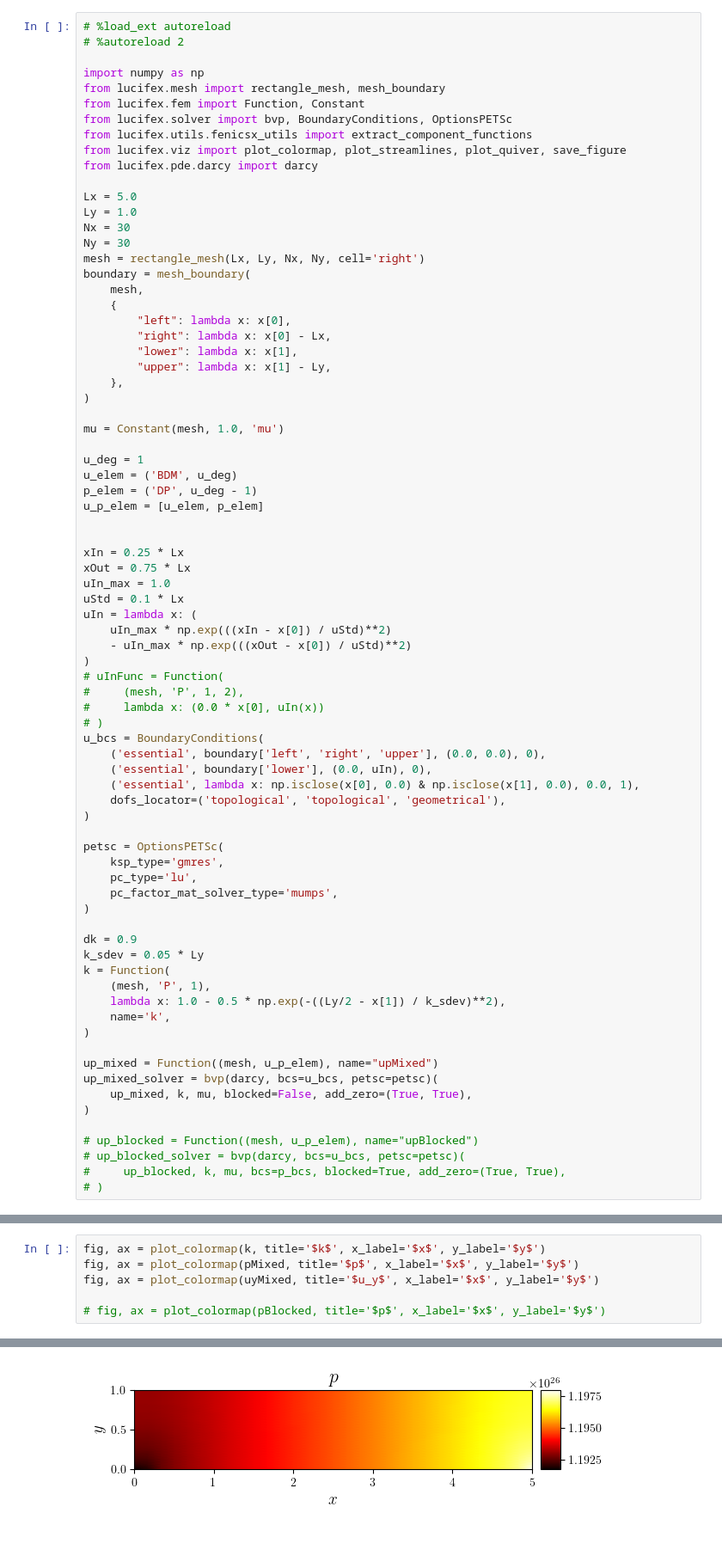
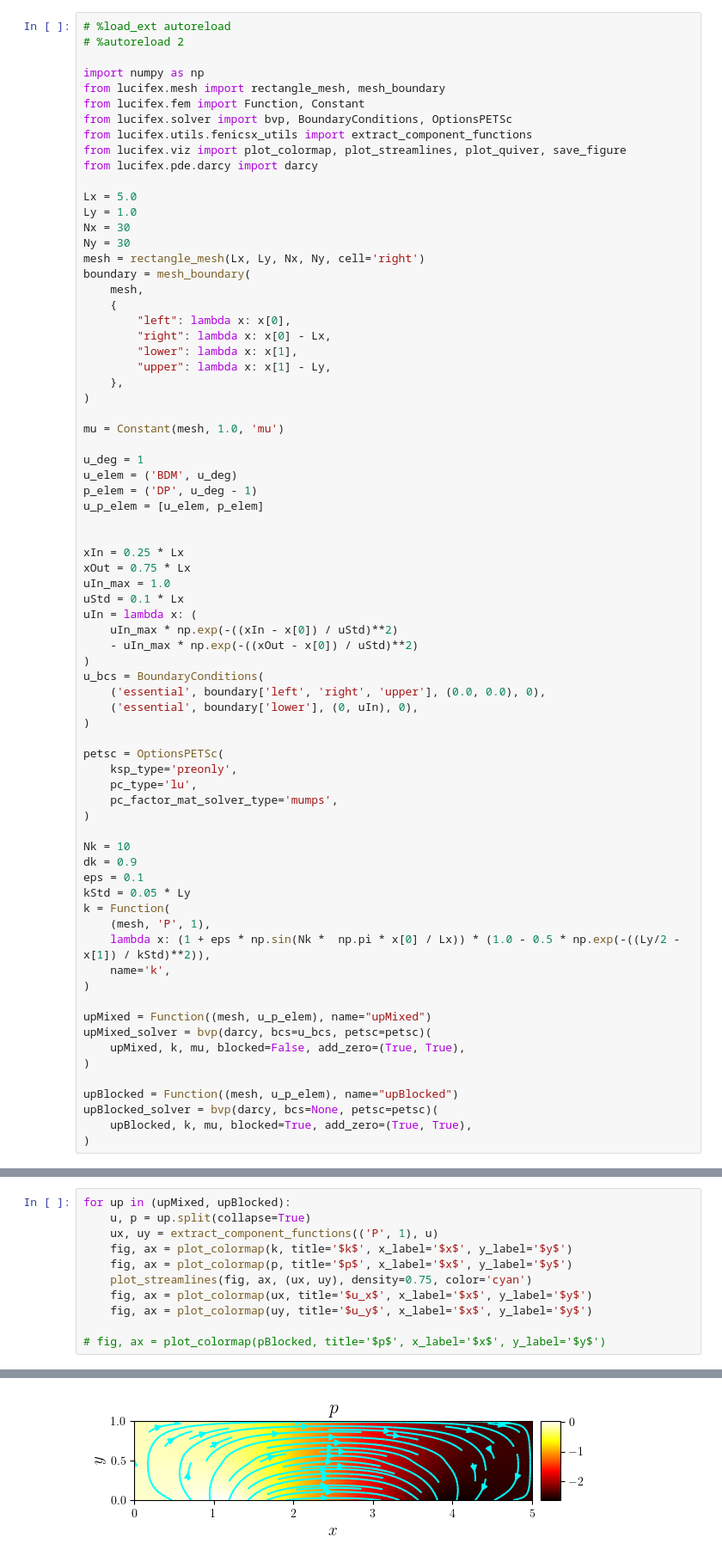
Before and after one commit to george-poole/LUCiFEx, a Jupyter notebook: demo/P3_fluids/F14_darcy_injected.ipynb, the cells around one changed output, grey strips where cells are left out. Shown at 86% size. Drawn from its saved outputs; the diff is of its cells as text.

```diff
--- a/demo/P3_fluids/F14_darcy_injected.ipynb
+++ b/demo/P3_fluids/F14_darcy_injected.ipynb
@@ -55,41 +55,37 @@ xOut = 0.75 * Lx
 uIn_max = 1.0
 uStd = 0.1 * Lx
 uIn = lambda x: (
-    uIn_max * np.exp(((xIn - x[0]) / uStd)**2)
-    - uIn_max * np.exp(((xOut - x[0]) / uStd)**2)
+    uIn_max * np.exp(-((xIn - x[0]) / uStd)**2)
+    - uIn_max * np.exp(-((xOut - x[0]) / uStd)**2)
 )
-# uInFunc = Function(
-#     (mesh, 'P', 1, 2),
-#     lambda x: (0.0 * x[0], uIn(x))
-# )
 u_bcs = BoundaryConditions(
     ('essential', boundary['left', 'right', 'upper'], (0.0, 0.0), 0),
-    ('essential', boundary['lower'], (0.0, uIn), 0),
-    ('essential', lambda x: np.isclose(x[0], 0.0) & np.isclose(x[1], 0.0), 0.0, 1),
-    dofs_locator=('topological', 'topological', 'geometrical'),
+    ('essential', boundary['lower'], (0, uIn), 0),
 )
 
 petsc = OptionsPETSc(
-    ksp_type='gmres',
+    ksp_type='preonly',
     pc_type='lu',
     pc_factor_mat_solver_type='mumps',
 )
 
+Nk = 10
 dk = 0.9
-k_sdev = 0.05 * Ly
+eps = 0.1
+kStd = 0.05 * Ly
 k = Function(
     (mesh, 'P', 1),
-    lambda x: 1.0 - 0.5 * np.exp(-((Ly/2 - x[1]) / k_sdev)**2),
+    lambda x: (1 + eps * np.sin(Nk *  np.pi * x[0] / Lx)) * (1.0 - 0.5 * np.exp(-((Ly/2 - x[1]) / kStd)**2)),
     name='k',
 )
 
-up_mixed = Function((mesh, u_p_elem), name="upMixed")
-up_mixed_solver = bvp(darcy, bcs=u_bcs, petsc=petsc)(
-    up_mixed, k, mu, blocked=False, add_zero=(True, True),
+upMixed = Function((mesh, u_p_elem), name="upMixed")
+upMixed_solver = bvp(darcy, bcs=u_bcs, petsc=petsc)(
+    upMixed, k, mu, blocked=False, add_zero=(True, True),
 )
 
-# up_blocked = Function((mesh, u_p_elem), name="upBlocked")
-# up_blocked_solver = bvp(darcy, bcs=u_bcs, petsc=petsc)(
-#     up_blocked, k, mu, bcs=p_bcs, blocked=True, add_zero=(True, True),
-# )
+upBlocked = Function((mesh, u_p_elem), name="upBlocked")
+upBlocked_solver = bvp(darcy, bcs=None, petsc=petsc)(
+    upBlocked, k, mu, blocked=True, add_zero=(True, True),
+)
 # %%
@@ -102,7 +98,12 @@ uxMixed, uyMixed = extract_component_functions(('P', 1), uMixed)
 # %%
-fig, ax = plot_colormap(k, title='$k$', x_label='$x$', y_label='$y$')
-fig, ax = plot_colormap(pMixed, title='$p$', x_label='$x$', y_label='$y$')
-fig, ax = plot_colormap(uyMixed, title='$u_y$', x_label='$x$', y_label='$y$')
+for up in (upMixed, upBlocked):
+    u, p = up.split(collapse=True)
+    ux, uy = extract_component_functions(('P', 1), u)
+    fig, ax = plot_colormap(k, title='$k$', x_label='$x$', y_label='$y$')
+    fig, ax = plot_colormap(p, title='$p$', x_label='$x$', y_label='$y$')
+    plot_streamlines(fig, ax, (ux, uy), density=0.75, color='cyan')
+    fig, ax = plot_colormap(ux, title='$u_x$', x_label='$x$', y_label='$y$')
+    fig, ax = plot_colormap(uy, title='$u_y$', x_label='$x$', y_label='$y$')
 
 # fig, ax = plot_colormap(pBlocked, title='$p$', x_label='$x$', y_label='$y$')
 # %% [output]
@@ -110 +111 @@ fig, ax = plot_colormap(uyMixed, title='$u_y$', x_label='$x$', y_label='$y$')
-[figure, old version]
+[figure, new version]
```
Also changed, not shown: parts of 6 cells of this notebook, 6 other files.
